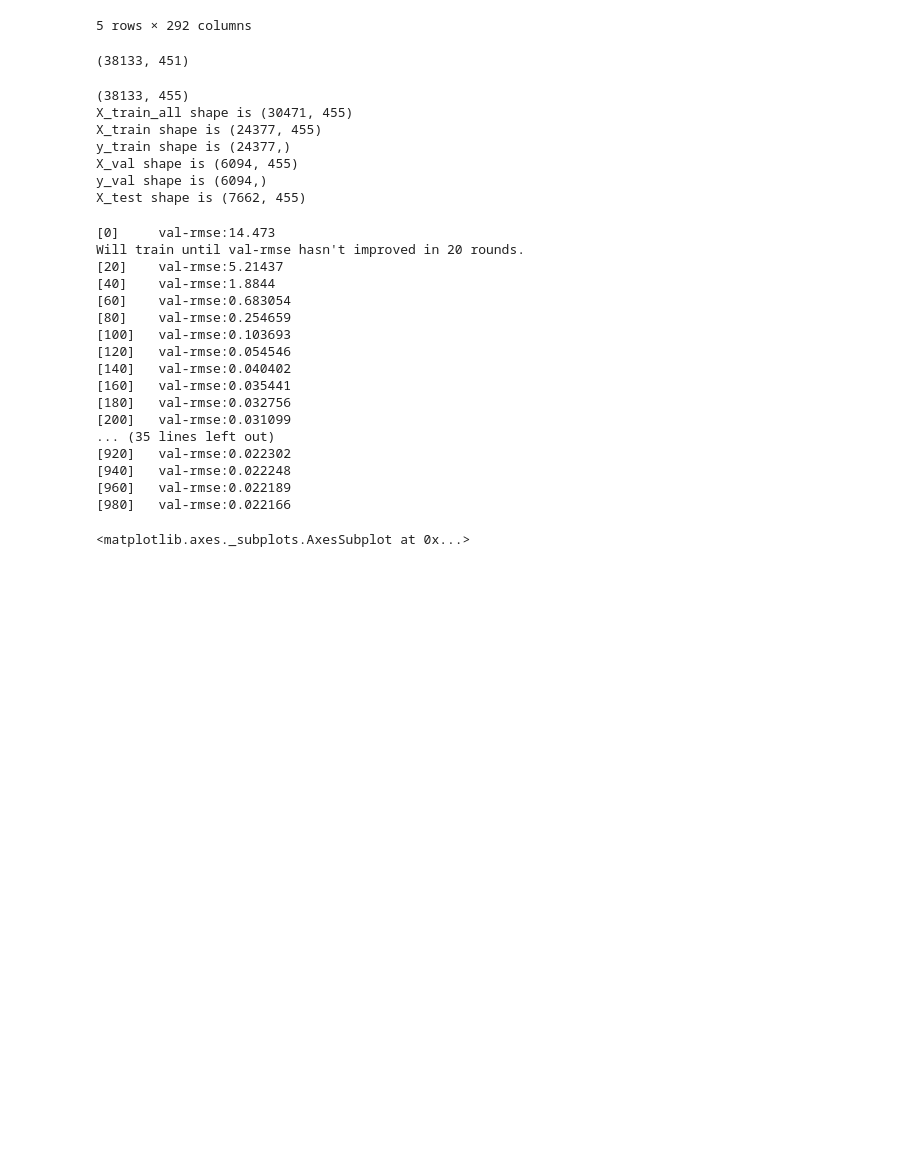
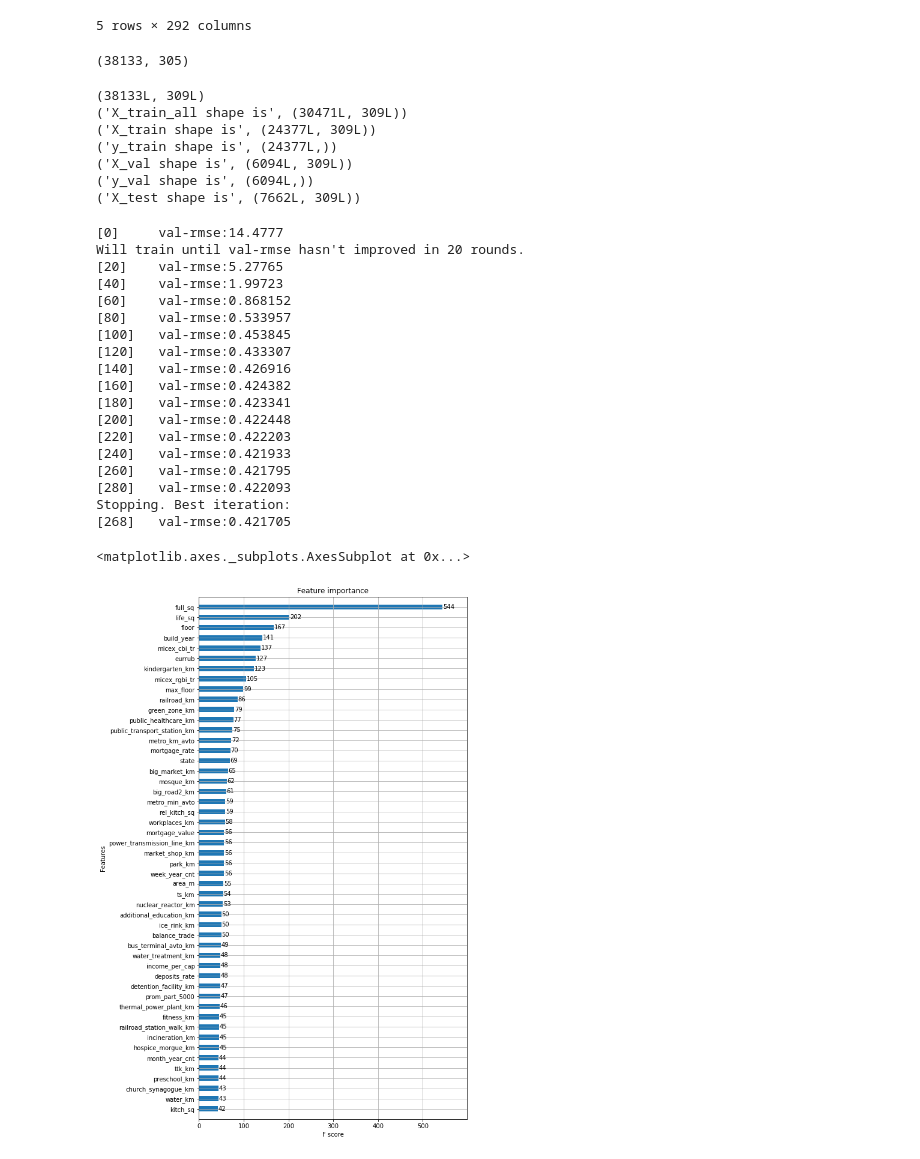
Before and after one commit to matroshenko/SberbankRussianHousingMarket, a Jupyter notebook: Sber-NewVars.ipynb, the cells around one changed output. Saved outputs shown, nothing was run; the diff lists cells and outputs as text; code cells hidden in the pictures; blank space fills up the shorter version.

```diff
--- a/Sber-NewVars.ipynb
+++ b/Sber-NewVars.ipynb
@@ -21,17 +23,6 @@ df_train.head()
 | 3 | 4 | 2011-09-01 | 89 | 50.0 | 9.0 | NaN | NaN | NaN | NaN | NaN | ... |
 | 4 | 5 | 2011-09-05 | 77 | 77.0 | 4.0 | NaN | NaN | NaN | NaN | NaN | ... |
 5 rows × 292 columns
-# %%
-#adding price per sq meter
-df_train['price_sqm']=df_train['price_doc']/df_train['full_sq']
-# %%
-#Creating dummy vars for all districts
-raioni = list(set(list(df_train['sub_area'])))
-for x in raioni: df_train[x] = df_train['sub_area']==x
-for x in raioni: df_test[x] = df_test['sub_area']==x
-
-df_test.drop(['sub_area'], axis=1, inplace=True)
-df_train.drop(['sub_area'], axis=1, inplace=True)
 # %%
 #Creating dummy for elevator
 df_train['elevator'] = df_train['max_floor'] > 5
@@ -75,7 +66,7 @@ df_all['rel_kitch_sq'] = df_all['kitch_sq'] / df_all['full_sq'].astype(float)
 # Remove timestamp column (may overfit the model in train)
 df_all.drop(['timestamp'], axis=1, inplace=True)
 # %% [output]
-(38133, 451)
+(38133, 305)
 # %%
 # Deal with categorical values - районы выделил отдельно в даммиз, ибо важная переменная
 df_numeric = df_all.select_dtypes(exclude=['object'])
@@ -110,13 +101,13 @@ print('X_val shape is', X_val.shape)
 print('y_val shape is', ylog_val.shape)
 print('X_test shape is', X_test.shape)
 # %% [output]
-(38133, 455)
-X_train_all shape is (30471, 455)
-X_train shape is (24377, 455)
-y_train shape is (24377,)
-X_val shape is (6094, 455)
-y_val shape is (6094,)
-X_test shape is (7662, 455)
+(38133L, 309L)
+('X_train_all shape is', (30471L, 309L))
+('X_train shape is', (24377L, 309L))
+('y_train shape is', (24377L,))
+('X_val shape is', (6094L, 309L))
+('y_val shape is', (6094L,))
+('X_test shape is', (7662L, 309L))
 # %%
 dtrain_all = xgb.DMatrix(X_train_all, ylog_train_all, feature_names=df_columns)
 dtrain = xgb.DMatrix(X_train, ylog_train, feature_names=df_columns)
@@ -139,29 +130,30 @@ partial_model = xgb.train(xgb_params, dtrain, num_boost_round=1000, evals=[(dval
 
 num_boost_round = partial_model.best_iteration
 # %% [output]
-[0]     val-rmse:14.473
+[0]     val-rmse:14.4777
 Will train until val-rmse hasn't improved in 20 rounds.
-[20]    val-rmse:5.21437
-[40]    val-rmse:1.8844
-[60]    val-rmse:0.683054
-[80]    val-rmse:0.254659
-[100]   val-rmse:0.103693
-[120]   val-rmse:0.054546
-[140]   val-rmse:0.040402
-[160]   val-rmse:0.035441
-[180]   val-rmse:0.032756
-[200]   val-rmse:0.031099
-... (35 lines left out)
-[920]   val-rmse:0.022302
-[940]   val-rmse:0.022248
-[960]   val-rmse:0.022189
-[980]   val-rmse:0.022166
+[20]    val-rmse:5.27765
+[40]    val-rmse:1.99723
+[60]    val-rmse:0.868152
+[80]    val-rmse:0.533957
+[100]   val-rmse:0.453845
+[120]   val-rmse:0.433307
+[140]   val-rmse:0.426916
+[160]   val-rmse:0.424382
+[180]   val-rmse:0.423341
+[200]   val-rmse:0.422448
+[220]   val-rmse:0.422203
+[240]   val-rmse:0.421933
+[260]   val-rmse:0.421795
+[280]   val-rmse:0.422093
+Stopping. Best iteration:
+[268]   val-rmse:0.421705
 # %%
 fig, ax = plt.subplots(1, 1, figsize=(8, 16))
-xgb.plot_importance(partial_model, height=0.5, ax=ax)
-# max_num_features=50 выдает ошибку, убрал его, но так не рисует
+xgb.plot_importance(partial_model, height=0.5, ax=ax, max_num_features=50)
 # %% [output]
 <matplotlib.axes._subplots.AxesSubplot at 0x...>
+[figure, added]
 # %%
 num_boost_round = partial_model.best_iteration
 # %%
```
Also changed, not shown: parts of 5 cells of this notebook.
